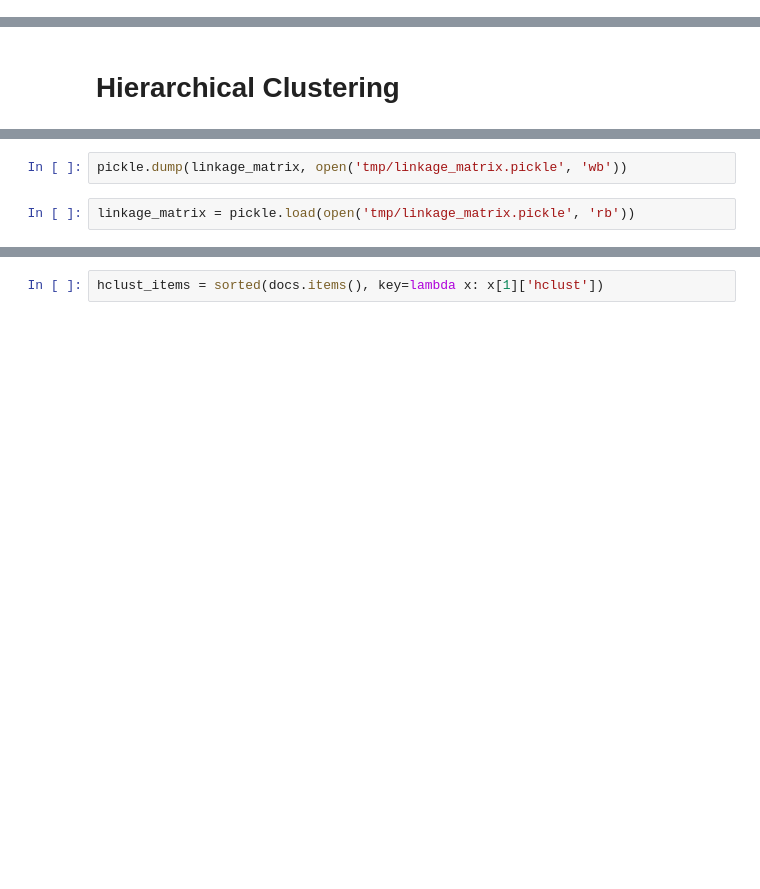
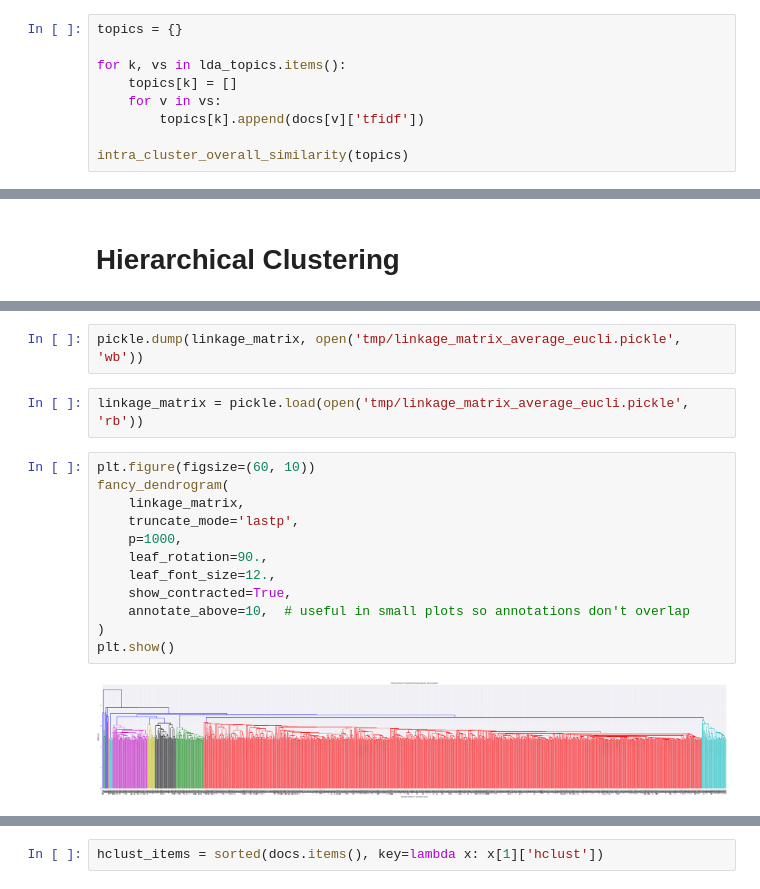
Before and after one commit to patorn/ucl_topic_structure_network_analysis, a Jupyter notebook: network.ipynb, the cells around one changed output, grey strips where cells are left out. Cells and saved outputs as stored; diff of their text form; blank space fills up the shorter version.

```diff
--- a/network.ipynb
+++ b/network.ipynb
@@ -484,0 +559,9 @@ topics_to_prob_dist(lda_topics)
+# %%
+topics = {}
+
+for k, vs in lda_topics.items():
+    topics[k] = []
+    for v in vs:
+        topics[k].append(docs[v]['tfidf'])
+
+intra_cluster_overall_similarity(topics)
@@ -854,7 +999,21 @@ print("Done Hierarchical Clustering...")
 # %%
-pickle.dump(linkage_matrix, open('tmp/linkage_matrix.pickle', 'wb'))
+pickle.dump(linkage_matrix, open('tmp/linkage_matrix_average_eucli.pickle', 'wb'))
 # %%
-linkage_matrix = pickle.load(open('tmp/linkage_matrix.pickle', 'rb'))
+linkage_matrix = pickle.load(open('tmp/linkage_matrix_average_eucli.pickle', 'rb'))
+# %%
+plt.figure(figsize=(60, 10))
+fancy_dendrogram(
+    linkage_matrix,
+    truncate_mode='lastp',
+    p=1000,
+    leaf_rotation=90.,
+    leaf_font_size=12.,
+    show_contracted=True,
+    annotate_above=10,  # useful in small plots so annotations don't overlap
+)
+plt.show()
+# %% [output]
+[figure, added]
 # %%
 from scipy.cluster.hierarchy import fclusterdata, fcluster
 
```
Also changed, not shown: parts of 90 cells of this notebook.
